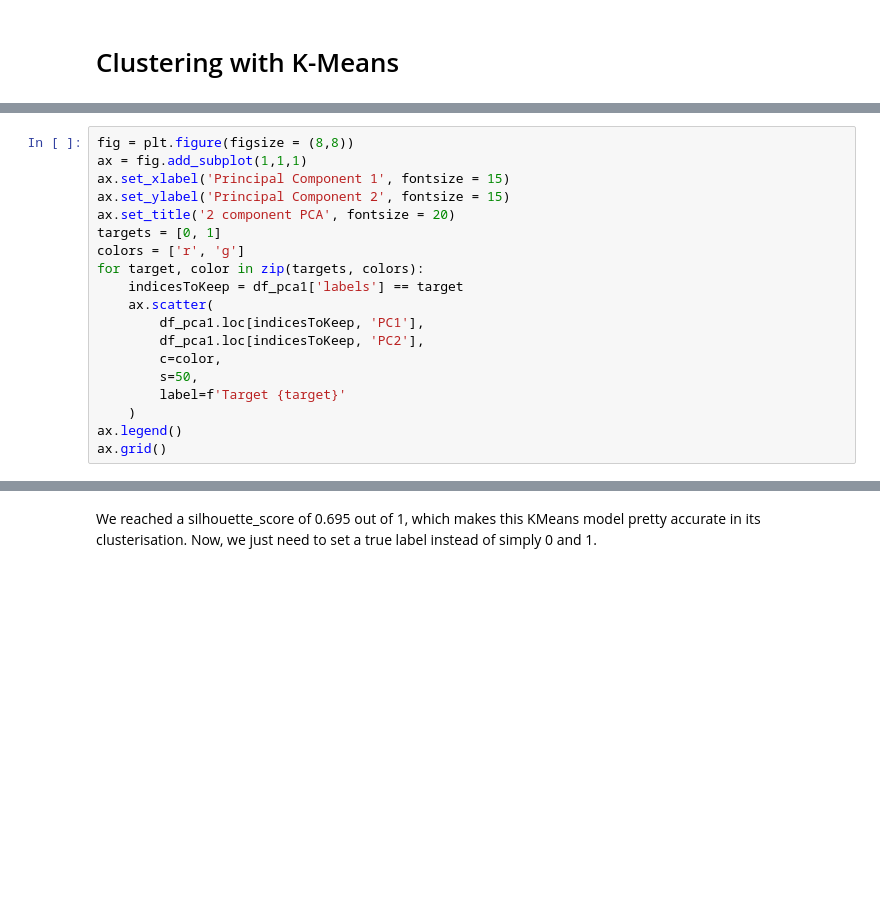
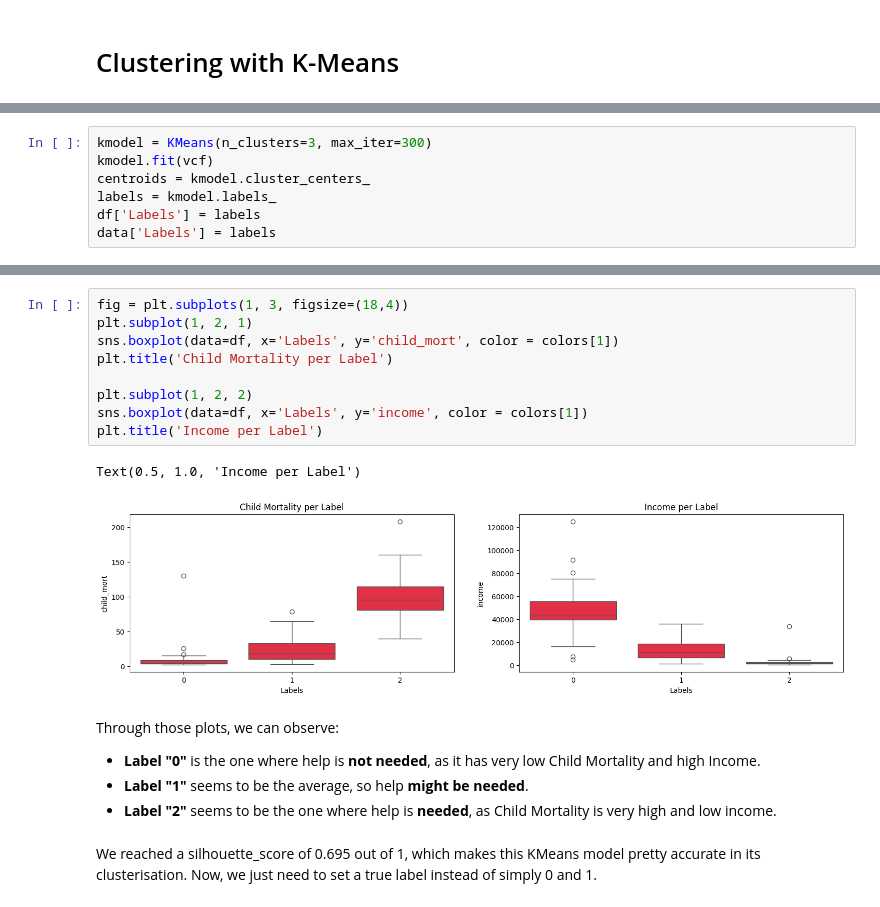
Before and after one commit to Clement733/Global-Aid-Assessment-and-Continent-Classification, a Jupyter notebook: project.ipynb, the cells around one changed output, grey strips where cells are left out. Drawn from its saved outputs; the diff is of its cells as text; blank space fills up the shorter version.

```diff
--- a/project.ipynb
+++ b/project.ipynb
@@ -1074,19 +885,0 @@ df_pca1 = pd.concat([df_pca, labels_cont], axis=1)
-# %%
-fig = plt.figure(figsize = (8,8))
-ax = fig.add_subplot(1,1,1)
-ax.set_xlabel('Principal Component 1', fontsize = 15)
-ax.set_ylabel('Principal Component 2', fontsize = 15)
-ax.set_title('2 component PCA', fontsize = 20)
-targets = [0, 1]
-colors = ['r', 'g']
-for target, color in zip(targets, colors):
-    indicesToKeep = df_pca1['labels'] == target
-    ax.scatter(
-        df_pca1.loc[indicesToKeep, 'PC1'],
-        df_pca1.loc[indicesToKeep, 'PC2'],
-        c=color,
-        s=50,
-        label=f'Target {target}'
-    )
-ax.legend()
-ax.grid()
@@ -1119,0 +888,7 @@ sil_score
+# %%
+kmodel = KMeans(n_clusters=3, max_iter=300)
+kmodel.fit(vcf)
+centroids = kmodel.cluster_centers_
+labels = kmodel.labels_
+df['Labels'] = labels
+data['Labels'] = labels
@@ -1120,3 +914,20 @@ sil_score
+# %%
+fig = plt.subplots(1, 3, figsize=(18,4))
+plt.subplot(1, 2, 1)
+sns.boxplot(data=df, x='Labels', y='child_mort', color = colors[1])
+plt.title('Child Mortality per Label')
+
+plt.subplot(1, 2, 2)
+sns.boxplot(data=df, x='Labels', y='income', color = colors[1])
+plt.title('Income per Label')
+# %% [output]
+Text(0.5, 1.0, 'Income per Label')
+[figure, added]
+# %% [markdown]
+Through those plots, we can observe:
+- **Label "0"** is the one where help is **not needed**, as it has very low Child Mortality and high Income.
+- **Label "1"** seems to be the average, so help **might be needed**.
+- **Label "2"** seems to be the one where help is **needed**, as Child Mortality is very high and low income.
 # %% [markdown]
 We reached a silhouette_score of 0.695 out of 1, which makes this KMeans model pretty accurate in its clusterisation. Now, we just need to set a true label instead of simply 0 and 1.
 # %%
```
Also changed, not shown: parts of 59 cells of this notebook.
